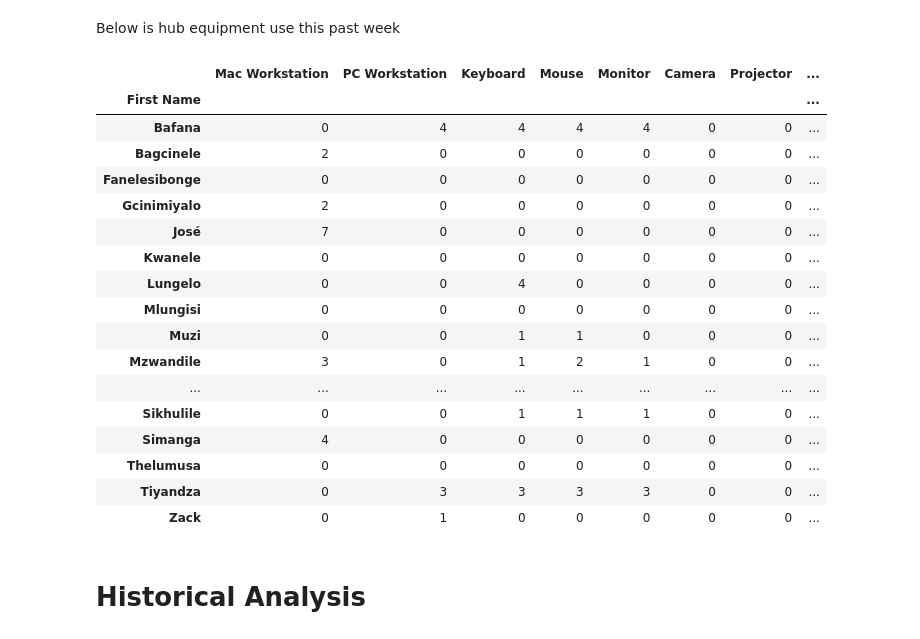
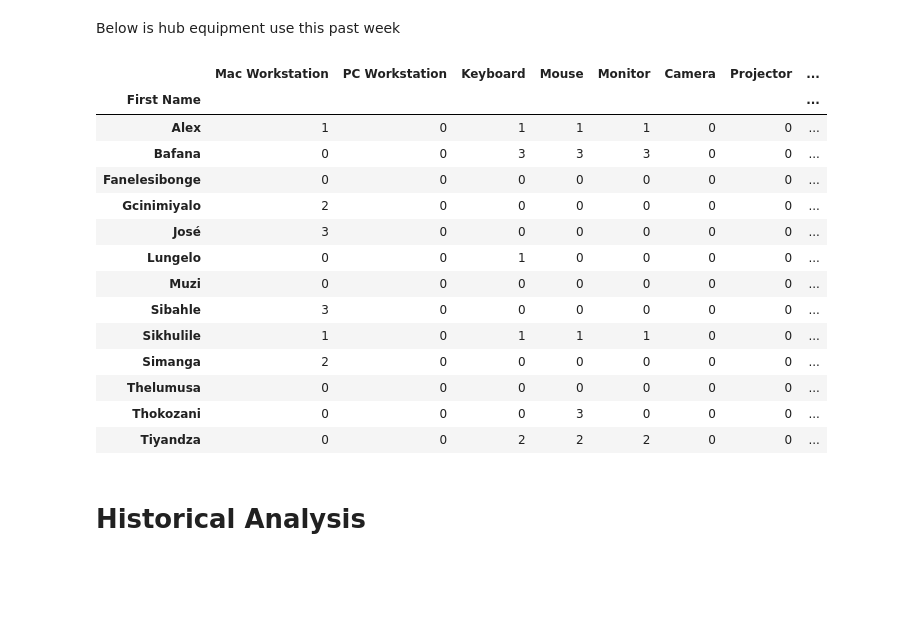
Before and after one commit to Lungelo-cloud/Hub-Analytics, a Jupyter notebook: Hub_Analytica.ipynb, the cells around one changed output. Saved outputs shown, nothing was run; the diff lists cells and outputs as text; code cells hidden in the pictures; blank space fills up the shorter version.

```diff
--- a/Hub_Analytica.ipynb
+++ b/Hub_Analytica.ipynb
@@ -94,0 +335,3 @@ df1 = df.loc['2021-08-23 00:00:00':'2021-08-29 23:00:00']
+# %%
+df11 = df.loc['2021-09-06 00:00:00':'2021-09-12 23:59:59']
+df11.head()
@@ -94,0 +348,6 @@ df1 = df.loc['2021-08-23 00:00:00':'2021-08-29 23:00:00']
+# %%
+#df['Timestamp'] = pd.to_datetime(df['Timestamp'])
+#df['Sign-in Time'] = pd.to_datetime(df['Sign-in Time'])
+#df['What time do you expect to be out of The Hub?'] = pd.to_datetime(df['What time do you expect to be out of The Hub?'])
+df11['How many hours will you be putting in?'] = pd.to_numeric(df11['How many hours will you be putting in?'])
+df11.dtypes
@@ -95,5 +371,5 @@ df1 = df.loc['2021-08-23 00:00:00':'2021-08-29 23:00:00']
 # %%
-cato=df1['What are you working on today?'].str.split(',')
+cato=df11['What are you working on today?'].str.split(',')
 cat_set=[]
 for i in cato.dropna():
     cat_set.extend(i)
@@ -146,5 +424,5 @@ df7.columns = ['Number of hub visits']
 # %%
-df8 = df1['What equipment will you use?']
+df8 = df11['What equipment will you use?']
 df8 = df8.apply(splitting_columns)
 df8[0] = df8[0].str.strip()
 df8[1] = df8[1].str.strip()
@@ -152,8 +430,8 @@ df8[2] = df8[2].str.strip()
 df8[3] = df8[3].str.strip()
 df9 = df8[0].append(df8[1], ignore_index=True)
 df10 = df9.append(df8[2], ignore_index=True)
-df11 = df10.append(df8[3], ignore_index=True)
-equipment_used = df11.value_counts(dropna=True).to_frame()
+df400 = df10.append(df8[3], ignore_index=True)
+equipment_used = df400.value_counts(dropna=True).to_frame()
 equipment_used.columns = ['count']
 equipment_used
 # %% [output]
@@ -336,10 +607,10 @@ d34
 # %% [markdown]
 Below is hub equipment use this past week
 # %%
-df100 = df1['What equipment will you use?']
+df100 = df11['What equipment will you use?']
 splitting_columns = lambda x: pd.Series([i for i in reversed(x.split(','))])
 df100 = df100.apply(splitting_columns)
-df100['First Name'] = df1['First Name']
+df100['First Name'] = df11['First Name']
 cols = df100.columns.tolist()
 cols = cols[-1:] + cols[:-1]
 df100 = df100[cols]
@@ -347,70 +618,75 @@ df100[0] = df100[0].str.strip()
 df100[1] = df100[1].str.strip()
 df100[2] = df100[2].str.strip()
 df100[3] = df100[3].str.strip()
+df100[4] = df100[4].str.strip()
+df100[5] = df100[5].str.strip()
 df101 = df100[0].append(df100[1], ignore_index=False)
 df102 = df101.append(df100[2], ignore_index=False)
 df103 = df102.append(df100[3], ignore_index=False)
-df103 = df103.to_frame()
-df103['First Name'] = df1['First Name']
-df103 = df103.dropna()
+df1040 = df103.append(df100[4], ignore_index=False)
+df1050 = df1040.append(df100[5], ignore_index=False)
+df1050 = df1050.to_frame()
+df1050['First Name'] = df11['First Name']
+df1050 = df1050.dropna()
 #df103 = df103.groupby(['First Name'], as_index=False)
 #df104 = df103.value_counts(dropna=True).to_frame()
 #df104.columns = ['count']
-d40 = df103.groupby(['First Name'])[0].apply(lambda x: x[x.str.contains('Mac Workstation')].count())
+d40 = df1050.groupby(['First Name'])[0].apply(lambda x: x[x.str.contains('Mac Workstation')].count())
 d40 = d40.to_frame()
 d40.columns = ['Mac Workstation']
-d41 = df103.groupby(['First Name'])[0].apply(lambda x: x[x.str.contains('PC Workstation')].count())
+d41 = df1050.groupby(['First Name'])[0].apply(lambda x: x[x.str.contains('PC Workstation')].count())
 d41 = d41.to_frame()
 d41.columns = ['PC Workstation']
-d42 = df103.groupby(['First Name'])[0].apply(lambda x: x[x.str.contains('Keyboard')].count())
+d42 = df1050.groupby(['First Name'])[0].apply(lambda x: x[x.str.contains('Keyboard')].count())
 d42 = d42.to_frame()
 d42.columns = ['Keyboard']
-d43 = df103.groupby(['First Name'])[0].apply(lambda x: x[x.str.contains('Mouse')].count())
+d43 = df1050.groupby(['First Name'])[0].apply(lambda x: x[x.str.contains('Mouse')].count())
 d43 = d43.to_frame()
 d43.columns = ['Mouse']
-d44 = df103.groupby(['First Name'])[0].apply(lambda x: x[x.str.contains('Monitor')].count())
+d44 = df1050.groupby(['First Name'])[0].apply(lambda x: x[x.str.contains('Monitor')].count())
 d44 = d44.to_frame()
 d44.columns = ['Monitor']
-d45 = df103.groupby(['First Name'])[0].apply(lambda x: x[x.str.contains('Camera')].count())
+d45 = df1050.groupby(['First Name'])[0].apply(lambda x: x[x.str.contains('Camera')].count())
 d45 = d45.to_frame()
 d45.columns = ['Camera']
-d46 = df103.groupby(['First Name'])[0].apply(lambda x: x[x.str.contains('Projector')].count())
+d46 = df1050.groupby(['First Name'])[0].apply(lambda x: x[x.str.contains('Projector')].count())
 d46 = d46.to_frame()
 d46.columns = ['Projector']
-d47 = df103.groupby(['First Name'])[0].apply(lambda x: x[x.str.contains('Brought my own workstation')].count())
+d47 = df1050.groupby(['First Name'])[0].apply(lambda x: x[x.str.contains('Brought my own workstation')].count())
 d47 = d47.to_frame()
 d47.columns = ['Brought my own workstation']
-d48 = df103.groupby(['First Name'])[0].apply(lambda x: x[x.str.contains('Audio Box')].count())
+d48 = df1050.groupby(['First Name'])[0].apply(lambda x: x[x.str.contains('Audio Box')].count())
 d48 = d48.to_frame()
 d48.columns = ['Audio Box']
+d5000 = df1050.groupby(['First Name'])[0].apply(lambda x: x[x.str.contains('PC Tower')].count())
+d5000 = d5000.to_frame()
+d5000.columns = ['PC Tower']
 d100 = d40.merge(d41, right_index=True, left_index=True)
 d101 = d100.merge(d42, right_index=True, left_index=True)
 d102 = d101.merge(d43, right_index=True, left_index=True)
 d103 = d102.merge(d44, right_index=True, left_index=True)
 d104 = d103.merge(d45, right_index=True, left_index=True)
 d105 = d104.merge(d46, right_index=True, left_index=True)
 d106 = d105.merge(d47, right_index=True, left_index=True)
 d107 = d106.merge(d48, right_index=True, left_index=True)
-d107
+d501 = d107.merge(d5000, right_index=True, left_index=True)
+d501
 # %% [output]
 |  | Mac Workstation | PC Workstation | Keyboard | Mouse | Monitor | Camera | Projector | ... |
 | First Name |  |  |  |  |  |  |  | ... |
-| Bafana | 0 | 4 | 4 | 4 | 4 | 0 | 0 | ... |
-| Bagcinele | 2 | 0 | 0 | 0 | 0 | 0 | 0 | ... |
+| Alex | 1 | 0 | 1 | 1 | 1 | 0 | 0 | ... |
+| Bafana | 0 | 0 | 3 | 3 | 3 | 0 | 0 | ... |
 | Fanelesibonge | 0 | 0 | 0 | 0 | 0 | 0 | 0 | ... |
 | Gcinimiyalo | 2 | 0 | 0 | 0 | 0 | 0 | 0 | ... |
-| José | 7 | 0 | 0 | 0 | 0 | 0 | 0 | ... |
-| Kwanele | 0 | 0 | 0 | 0 | 0 | 0 | 0 | ... |
-| Lungelo | 0 | 0 | 4 | 0 | 0 | 0 | 0 | ... |
-| Mlungisi | 0 | 0 | 0 | 0 | 0 | 0 | 0 | ... |
-| Muzi | 0 | 0 | 1 | 1 | 0 | 0 | 0 | ... |
-| Mzwandile | 3 | 0 | 1 | 2 | 1 | 0 | 0 | ... |
-| ... | ... | ... | ... | ... | ... | ... | ... | ... |
-| Sikhulile | 0 | 0 | 1 | 1 | 1 | 0 | 0 | ... |
-| Simanga | 4 | 0 | 0 | 0 | 0 | 0 | 0 | ... |
+| José | 3 | 0 | 0 | 0 | 0 | 0 | 0 | ... |
+| Lungelo | 0 | 0 | 1 | 0 | 0 | 0 | 0 | ... |
+| Muzi | 0 | 0 | 0 | 0 | 0 | 0 | 0 | ... |
+| Sibahle | 3 | 0 | 0 | 0 | 0 | 0 | 0 | ... |
+| Sikhulile | 1 | 0 | 1 | 1 | 1 | 0 | 0 | ... |
+| Simanga | 2 | 0 | 0 | 0 | 0 | 0 | 0 | ... |
 | Thelumusa | 0 | 0 | 0 | 0 | 0 | 0 | 0 | ... |
-| Tiyandza | 0 | 3 | 3 | 3 | 3 | 0 | 0 | ... |
-| Zack | 0 | 1 | 0 | 0 | 0 | 0 | 0 | ... |
+| Thokozani | 0 | 0 | 0 | 3 | 0 | 0 | 0 | ... |
+| Tiyandza | 0 | 0 | 2 | 2 | 2 | 0 | 0 | ... |
 # %% [markdown]
 # Historical Analysis
 # %%
```
Also changed, not shown: parts of 82 cells of this notebook.
